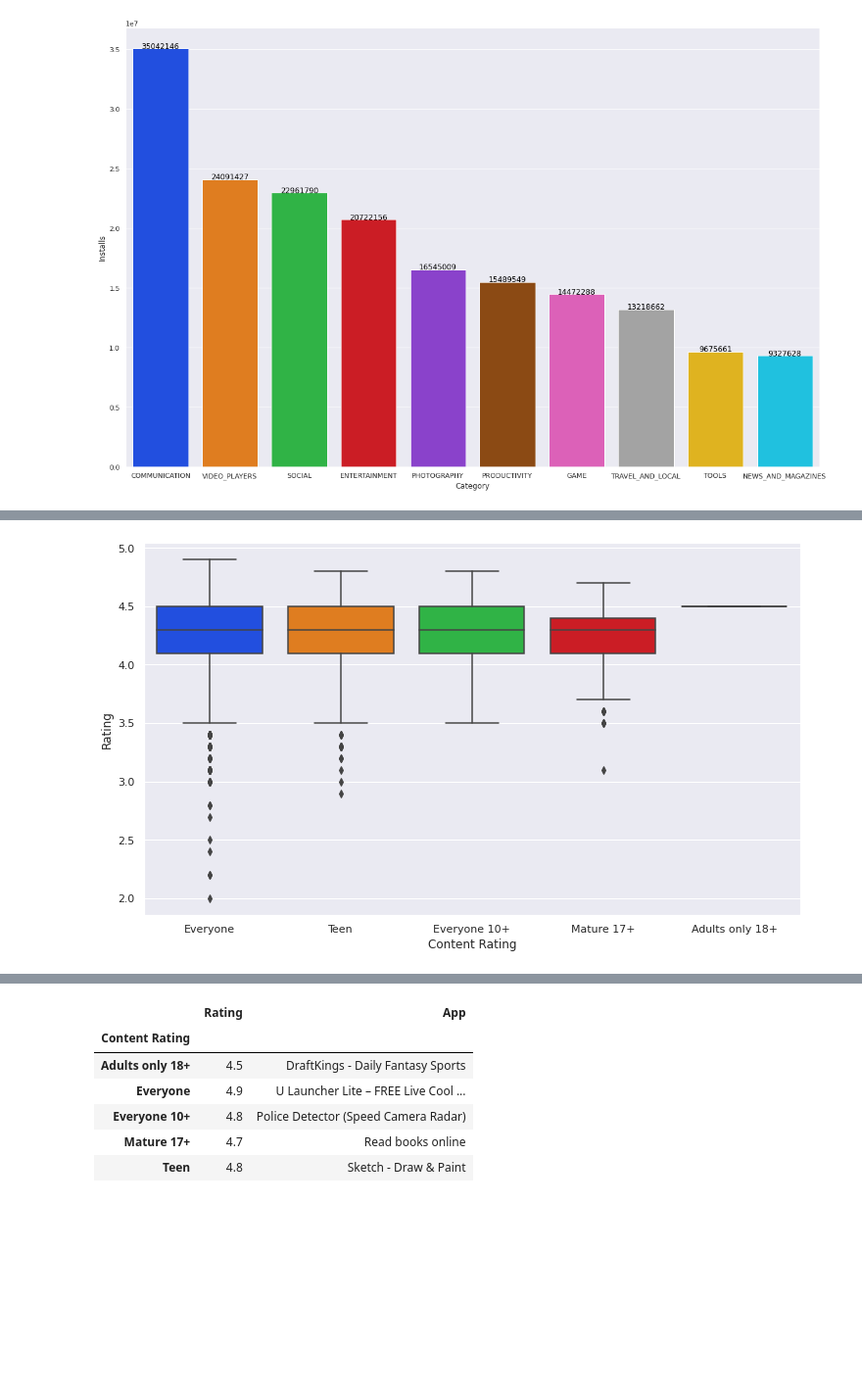
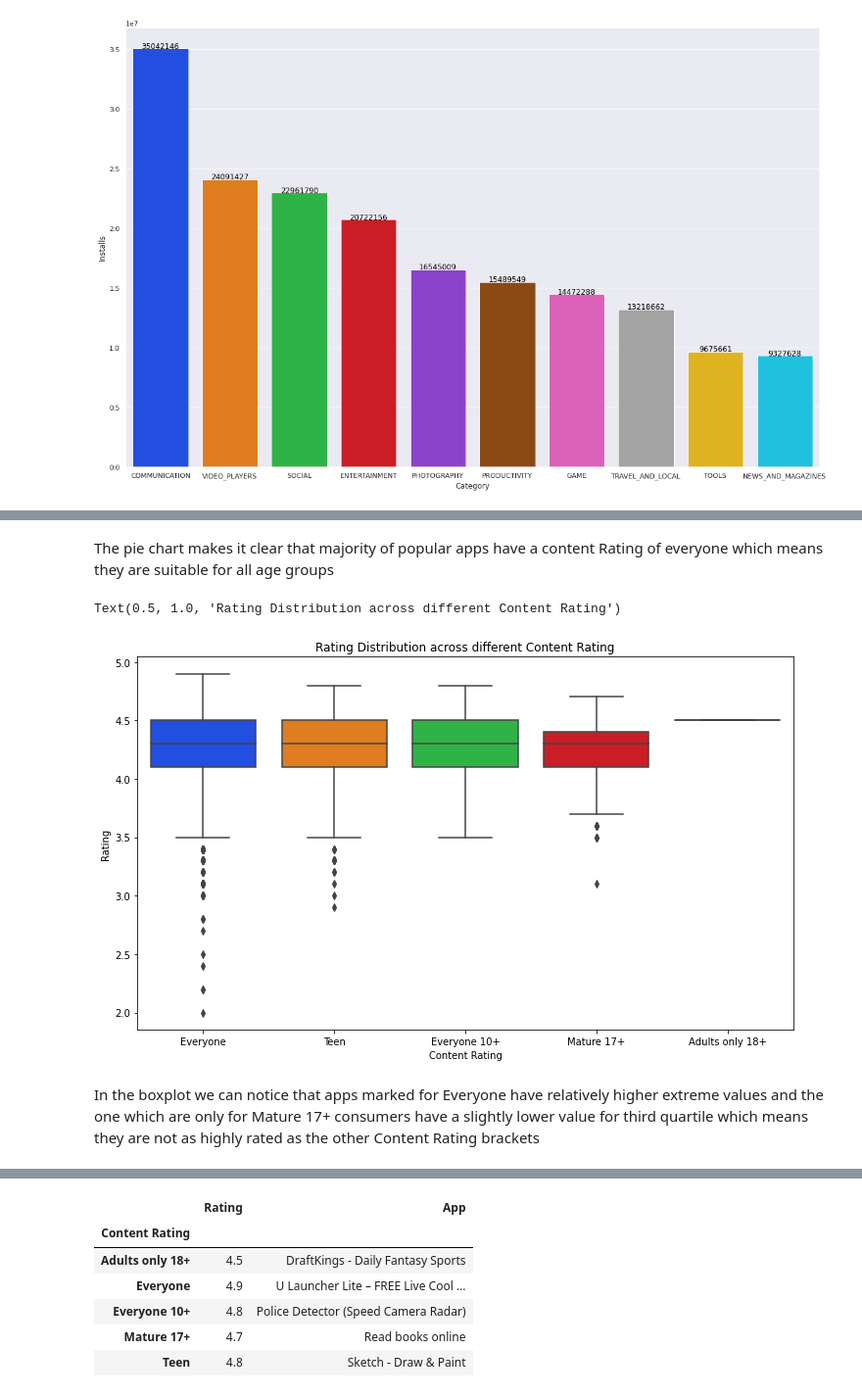
Before and after one commit to Yash1289/play_store_data_Eda, a Jupyter notebook: Play_Store_App_Review_Analysis_Capstone_Project.ipynb, the cells around one changed output, grey strips where cells are left out. Shown at 98% size. Cells and saved outputs as stored; diff of their text form; code cells hidden in the pictures; blank space fills up the shorter version.

```diff
--- a/Play_Store_App_Review_Analysis_Capstone_Project.ipynb
+++ b/Play_Store_App_Review_Analysis_Capstone_Project.ipynb
@@ -453,7 +441,13 @@ plt.legend(wedges, content_rating_list, loc='right', bbox_to_anchor=(1, 0, 0.5,
+# %% [markdown]
+The pie chart makes it clear that majority of popular apps have a content Rating of everyone which means they are suitable for all age groups
 # %%
-#Plotting a boxplot using seaborn of Rating acorss content Rating
+#Plotting a boxplot using seaborn to show the pattern in rating across different Content Rating
 
 plt.rcParams['figure.figsize'] = 12,7
-ax = sns.boxplot(x="Content Rating" , y = "Rating" , data=app_with_1m_downloads , palette="bright")
+ax = sns.boxplot(x="Content Rating" , y = "Rating" , data=apps_with_1m_downloads , palette="bright")
+plt.title("Rating Distribution across different Content Rating")
 # %% [output]
+Text(0.5, 1.0, 'Rating Distribution across different Content Rating')
-[figure, old version]
+[figure, new version]
+# %% [markdown]
+In the boxplot we can notice that apps marked for Everyone have relatively higher extreme values and the one which are only for Mature 17+ consumers have a slightly lower value for third quartile which means they are not as highly rated as the other Content Rating brackets
```
Also changed, not shown: parts of 46 cells of this notebook.
